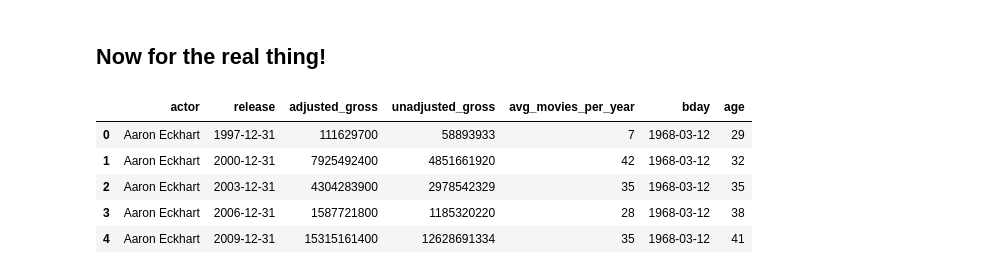
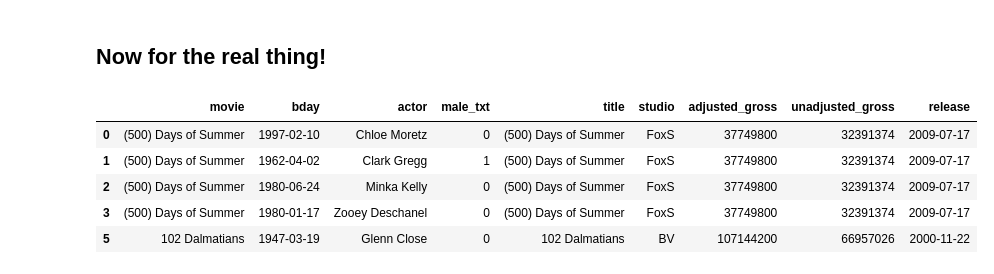
Before and after one commit to IanLondon/actor-age-curves, a Jupyter notebook: actor-regression-sklearn-joined-budget.ipynb, the cells around one changed output. Saved outputs shown, nothing was run; the diff lists cells and outputs as text; code cells hidden in the pictures.

```diff
--- a/actor-regression-sklearn-joined-budget.ipynb
+++ b/actor-regression-sklearn-joined-budget.ipynb
@@ -1368,55 +1366,60 @@ def apply_yearly_bin(actor_data, no_years_in_bins, time_column, avg_movies_colna
     Written to by run in a groupby.apply call
     """
     # make a dummy column to add movie counts together. pre-divide
-    actor_data[avg_movies_colname] = 1.0/no_years_in_bins
+    actor_data[avg_movies_colname] = 1.0
 
-    # remember birthday
+    # remember birthday & gender
     bday = actor_data.bday.iloc[0]
+    male = actor_data.male_txt.iloc[0]
 
     actor_data = actor_data.sort_values(time_column).set_index(time_column)
 
     # resample into N-year periods
     # fill in empty intermediate bins with zeroes
-    actor_data = actor_data.resample('%iA'%no_years_in_bins, how='sum').fillna(0).reset_index()
+    actor_data = actor_data.resample('%iA'%no_years_in_bins, how='sum',).fillna(0).reset_index()
 
     actor_data['bday'] = bday
+    actor_data['male'] = male
 
     # http://stackoverflow.com/questions/2217488/age-from-birthdate-in-python/9754466#9754466
     # calculate human-intuitive age from date "today"
     date_diff = lambda today: today.year - bday.year - ((today.month, today.day) < (bday.month, bday.day))
+
     actor_data['age'] = actor_data.release.apply(date_diff)
 
-    return actor_data.set_index('release')
+    # divide summed movies by number
+    actor_data[avg_movies_colname] = actor_data[avg_movies_colname] / (no_years_in_bins*1.0)
+
+    return actor_data.set_index('release').drop('male_txt', axis=1)
     return actor_data
 
 def transform_yearly_bin(x,y):
     print '!!!%s...'%x.name
     z = x.copy()
     z['foo'] = 0
     return z
 
 ###### NOTEBOOK VAR #####
-BIN_SIZE_IN_YEARS = 3
+BIN_SIZE_IN_YEARS = 5
 #########################
 
 # restart from the pickle
 actor_revenue = pd.read_pickle('actor_revenue.pickle')
 actor_full = pd.read_pickle('joint_df.pickle')
-actor_age_PRE_binned = actor_full[['movie','bday','actor']].merge(
-    actor_revenue, how='inner', left_on='actor', right_on='actor_name').drop(['actor_name','rank','actor_id'], axis=1)
+actor_age_PRE_binned = actor_full[['movie','bday','actor','male_txt']].merge(
+    actor_revenue, how='inner', left_on=['actor','movie'], right_on=['actor_name','title']).drop(['actor_name','rank','actor_id'], axis=1)
 
-# actor_age_binned['age'] = actor_age_binned.release - actor_age_binned.bday
+# filter out movies released in the future... otherwise you get ages of 120+
+# also filter out birthdays before 1920, they're mistakes (at least the 1875 one is)
+actor_age_PRE_binned = actor_age_PRE_binned[
+    (actor_age_PRE_binned.release.dt.year < 2015) & \
+    (actor_age_PRE_binned.bday.dt.year > 1900)]
 
-##########################
-
-actor_age_binned = actor_age_PRE_binned.groupby('actor').apply(
-    apply_yearly_bin, time_column='release', no_years_in_bins=BIN_SIZE_IN_YEARS)
-
-actor_age_binned.reset_index().head()
+actor_age_PRE_binned.head()
 # %% [output]
-|  | actor | release | adjusted_gross | unadjusted_gross | avg_movies_per_year | bday | age |
-| 0 | Aaron Eckhart | 1997-12-31 | 111629700 | 58893933 | 7 | 1968-03-12 | 29 |
-| 1 | Aaron Eckhart | 2000-12-31 | 7925492400 | 4851661920 | 42 | 1968-03-12 | 32 |
-| 2 | Aaron Eckhart | 2003-12-31 | 4304283900 | 2978542329 | 35 | 1968-03-12 | 35 |
-| 3 | Aaron Eckhart | 2006-12-31 | 1587721800 | 1185320220 | 28 | 1968-03-12 | 38 |
-| 4 | Aaron Eckhart | 2009-12-31 | 15315161400 | 12628691334 | 35 | 1968-03-12 | 41 |
+|  | movie | bday | actor | male_txt | title | studio | adjusted_gross | unadjusted_gross | release |
+| 0 | (500) Days of Summer | 1997-02-10 | Chloe Moretz | 0 | (500) Days of Summer | FoxS | 37749800 | 32391374 | 2009-07-17 |
+| 1 | (500) Days of Summer | 1962-04-02 | Clark Gregg | 1 | (500) Days of Summer | FoxS | 37749800 | 32391374 | 2009-07-17 |
+| 2 | (500) Days of Summer | 1980-06-24 | Minka Kelly | 0 | (500) Days of Summer | FoxS | 37749800 | 32391374 | 2009-07-17 |
+| 3 | (500) Days of Summer | 1980-01-17 | Zooey Deschanel | 0 | (500) Days of Summer | FoxS | 37749800 | 32391374 | 2009-07-17 |
+| 5 | 102 Dalmatians | 1947-03-19 | Glenn Close | 0 | 102 Dalmatians | BV | 107144200 | 66957026 | 2000-11-22 |
```
Also changed, not shown: parts of 10 cells of this notebook.
